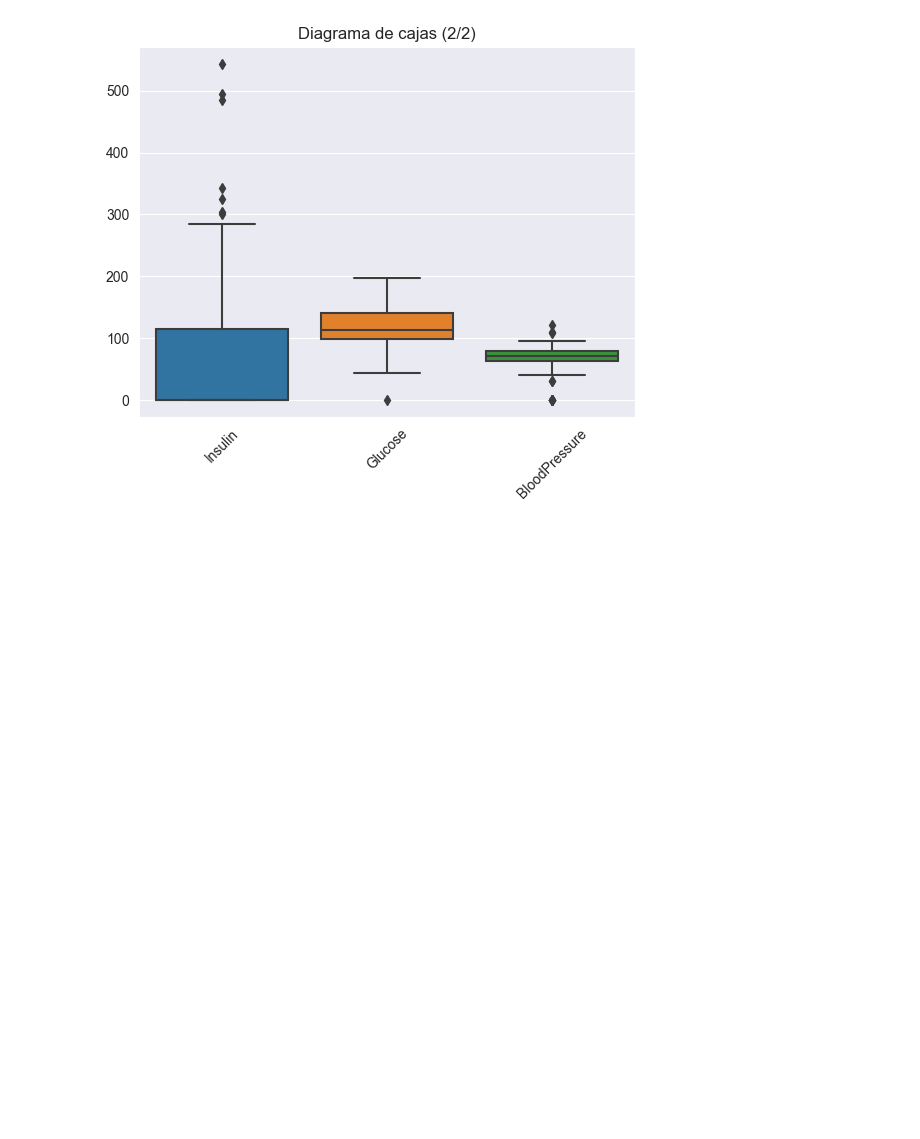
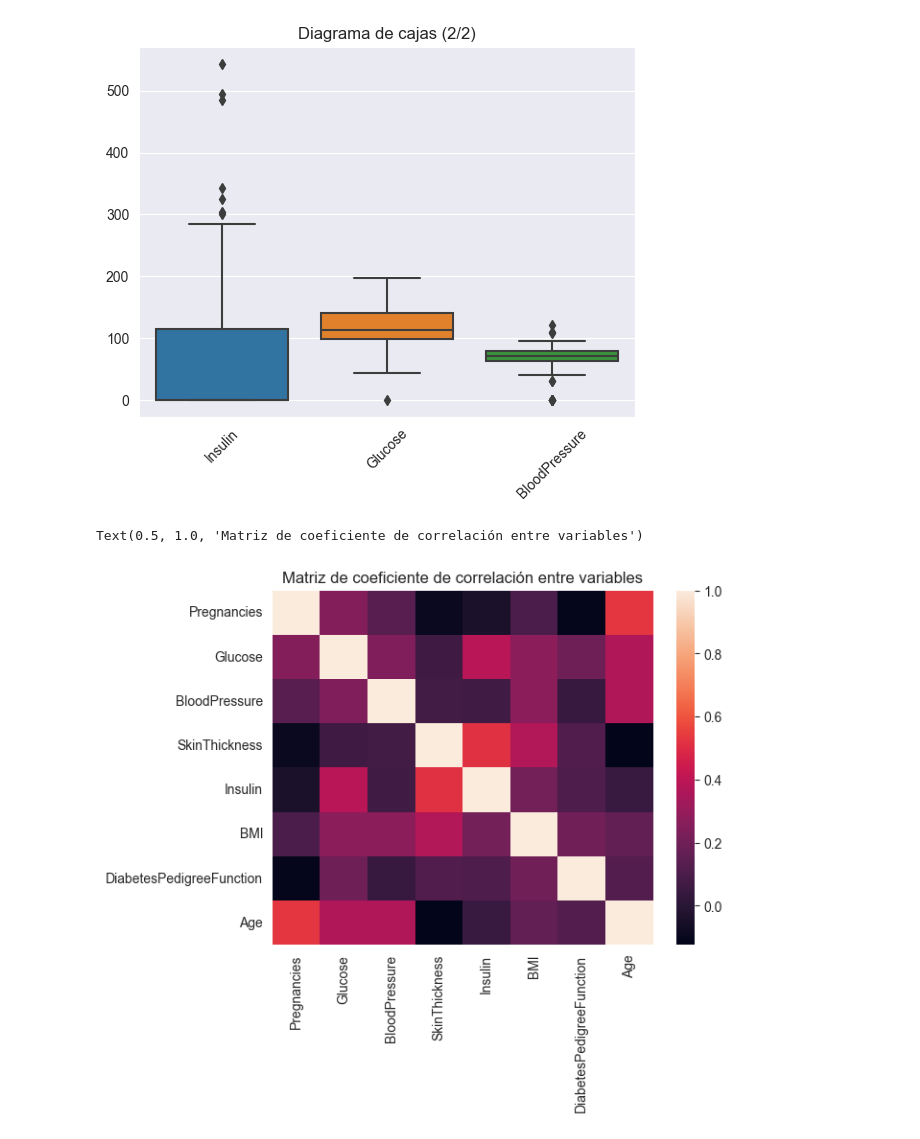
Before and after one commit to alxgarci/estadistica_diabetes, a Jupyter notebook: CODIGO/analisis_diabetes.ipynb, the cells around one changed output. Saved outputs shown, nothing was run; the diff lists cells and outputs as text; code cells hidden in the pictures; blank space fills up the shorter version.

Commit message:
+Matriz de correlacion y diagrama de correlacion por pares

```diff
--- a/CODIGO/analisis_diabetes.ipynb
+++ b/CODIGO/analisis_diabetes.ipynb
@@ -106,3 +105,10 @@ plot.xticks(rotation=45)
  [Text(0, 0, 'Insulin'), Text(1, 0, 'Glucose'), Text(2, 0, 'BloodPressure')])
 [figure]
 [figure]
+# %%
+# Creamos una matriz de correlacion para poder ver cuales son las variables más relacionadas de forma clara por medio de su coeficiente de correlacion
+sb.heatmap(diabetes.corr())
+plot.title("Matriz de coeficiente de correlación entre variables")
+# %% [output]
+Text(0.5, 1.0, 'Matriz de coeficiente de correlación entre variables')
+[figure, added]
```
Also changed, not shown: parts of 2 cells of this notebook.
